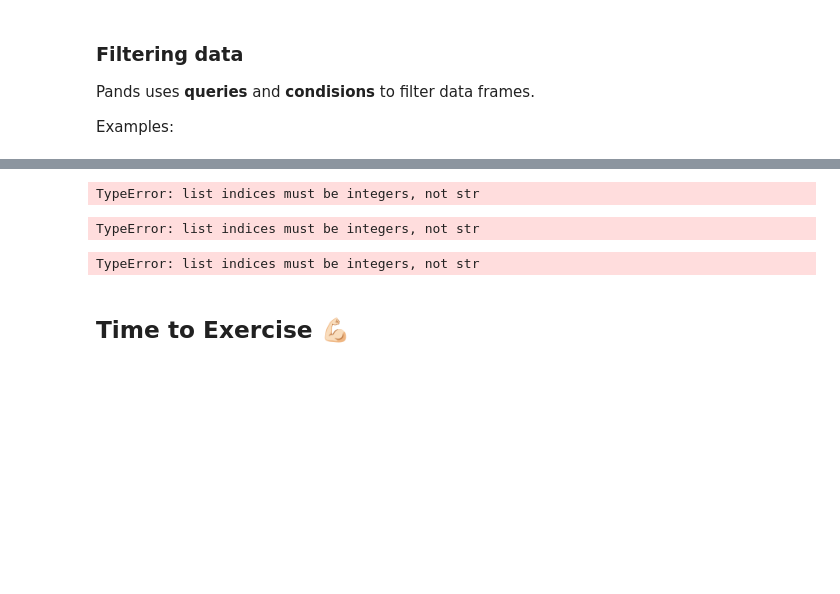
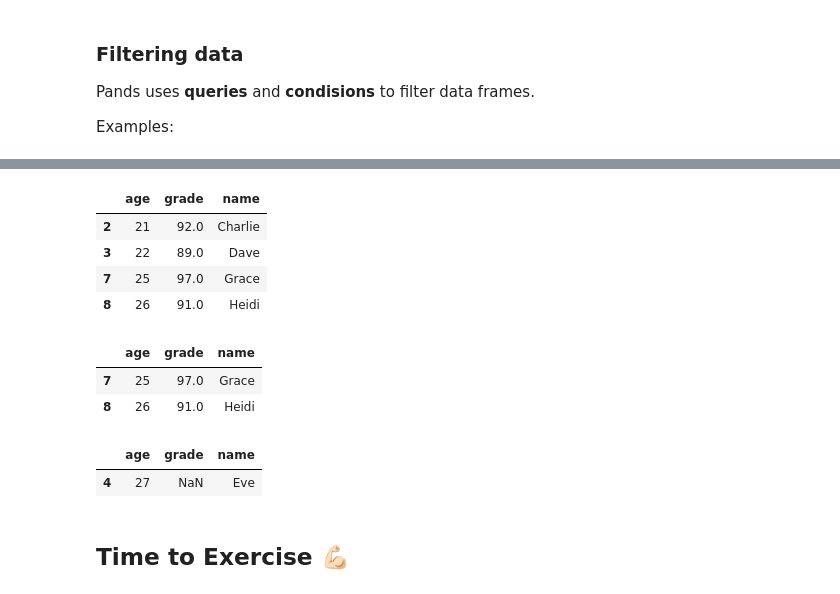
Before and after one commit to otnielba/python-data-exercises, a Jupyter notebook: Pandas/Pandas-class.ipynb, the cells around one changed output, grey strips where cells are left out. Saved outputs shown, nothing was run; the diff lists cells and outputs as text; code cells hidden in the pictures; blank space fills up the shorter version.

```diff
--- a/Pandas/Pandas-class.ipynb
+++ b/Pandas/Pandas-class.ipynb
@@ -592,19 +602,26 @@ data
 # %%
 # using a simple condition to filter records by their grade
-my_condition = data['grade'] > 85
-data[my_condition]
+my_condition = df['grade'] > 85
+df[my_condition]
 # %% [output]
-TypeError: list indices must be integers, not str
+|  | age | grade | name |
+| 2 | 21 | 92.0 | Charlie |
+| 3 | 22 | 89.0 | Dave |
+| 7 | 25 | 97.0 | Grace |
+| 8 | 26 | 91.0 | Heidi |
 # %%
 # filter using multiple conditions
-data[ (data['grade'] > 85) & (data['age'] > 24)]
+df[ (df['grade'] > 85) & (df['age'] > 24)]
 # %% [output]
-TypeError: list indices must be integers, not str
+|  | age | grade | name |
+| 7 | 25 | 97.0 | Grace |
+| 8 | 26 | 91.0 | Heidi |
 # %%
 # Find the student with no grade
-data[ data['grade'].isna() ]
+df[ df['grade'].isna() ]
 # %% [output]
-TypeError: list indices must be integers, not str
+|  | age | grade | name |
+| 4 | 27 | NaN | Eve |
 # %% [markdown]
 ## Time to Exercise  💪🏻
 # %%
```
Also changed, not shown: parts of 6 cells of this notebook.
